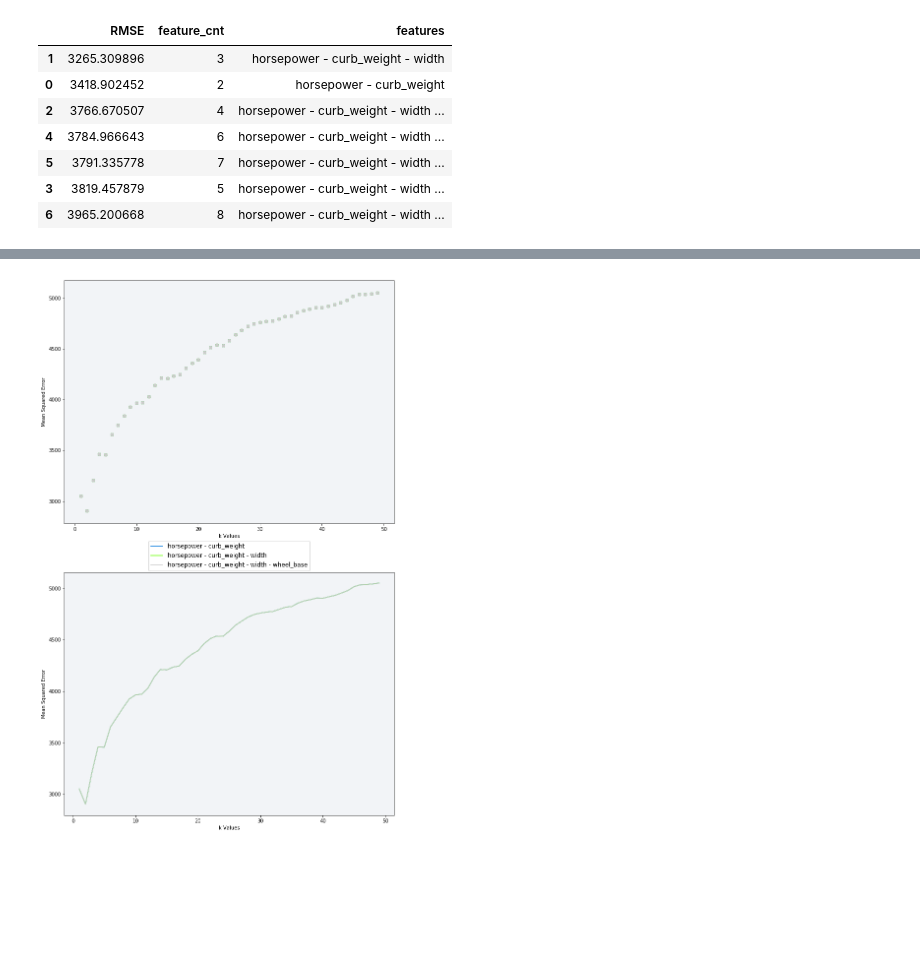
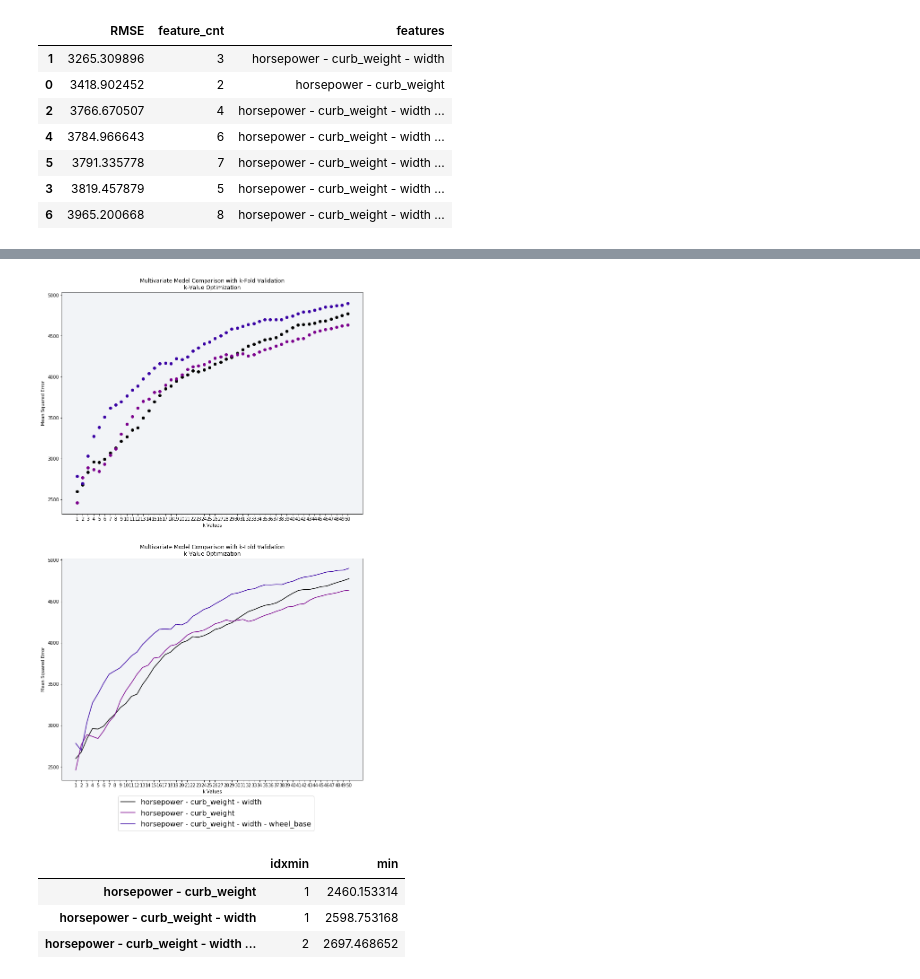
Before and after one commit to kitestring/DataQuest, a Jupyter notebook: 06_MachineLearning/01_ML_Fundamentals/06_GuidedProject_PredictingCarPrices/PredictingCarPrices.ipynb, the cells around one changed output, grey strips where cells are left out. Drawn from its saved outputs; the diff is of its cells as text; code cells hidden in the pictures; blank space fills up the shorter version.

```diff
--- a/06_MachineLearning/01_ML_Fundamentals/06_GuidedProject_PredictingCarPrices/PredictingCarPrices.ipynb
+++ b/06_MachineLearning/01_ML_Fundamentals/06_GuidedProject_PredictingCarPrices/PredictingCarPrices.ipynb
@@ -659,7 +631,7 @@ plt.show()
 # %%
 # Rank the training features by mininum RMSE
-rmse_by_feature = pd.DataFrame(data=rmse_dict)
-min_rmse_by_feature = rmse_by_feature.min()
+rmse_k_fold_df = pd.DataFrame(data=rmse_k_fold)
+min_rmse_by_feature = rmse_k_fold_df.min()
 min_rmse_by_feature.sort_values(inplace=True)
 print('\t-min rmse rankings-')
 min_rmse_by_feature
@@ -712,16 +685,18 @@ min_ranking_eval_set
 # %%
 # Optimize the hyperparameter (k) for the top 3 models
 
-rmse_dict = {}
+rmse_dict_top_models = {}
+k_values = [k for k in range(1,51)]
 
 for n in range(3):
     feature_cnt = min_ranking_eval_set.iloc[n]['feature_cnt']
-    features = rmse_min_by_feature.index[:feature_cnt].tolist()
+    model = training_features[:feature_cnt]
+
     # instantiate rmse list
     rmse = []
 
-    for k_value in range(1,50):
-        rmse.append(knn_kfold_validation(df=numeric_cars_normalized, train_columns=training_features,
+    for k_value in k_values:
+        rmse.append(knn_kfold_validation(df=numeric_cars_normalized, train_columns=model,
                     predict_column=predictive_feature, folds=10, k_value=k_value))
 
-    rmse_dict[min_ranking_eval_set.iloc[n]['features']] = rmse
+    rmse_dict_top_models[' - '.join(model)] =rmse
@@ -739,31 +703,22 @@ rmse_by_feature.head(5)
-# %%
-# Plot the k values versus RMSE to visualize which model works best
-# and at what k value
-
-model_features = rmse_by_feature.columns.tolist()
-model_features.remove('k_value')
-
-matplotlib.rc('legend', fontsize=12)
-fig = plt.figure(figsize=(12,20))
-ax1 = fig.add_subplot(2,1,1)
-ax2 = fig.add_subplot(2,1,2)
-
-ax1.set_prop_cycle('color',plt.cm.spectral(np.linspace(0.25,1.0,3)))
-ax2.set_prop_cycle('color',plt.cm.spectral(np.linspace(0.25,1.0,3)))
-
-for i, features in enumerate(model_features):
-    ax1.scatter(x=rmse_by_feature['k_value'], y=rmse_by_feature[features], label=features)
-    ax2.plot(rmse_by_feature['k_value'], rmse_by_feature[features], label=features)
-
-ax1.set_xlabel('k Values')
-ax1.set_ylabel('Mean Squared Error')
-ax1.set_facecolor("#f2f4f7")
-
-ax2.legend(loc='upper center', bbox_to_anchor=(0.5, 1.14))
-ax2.set_xlabel('k Values')
-ax2.set_ylabel('Mean Squared Error')
-ax2.set_facecolor("#f2f4f7")
-
-plt.show()
-# %% [output]
-[figure, removed]
+# %%
+# Plot the k values versus RMSE to visualize which model works best
+# and at what k value
+
+plot_RMSE_k_value_eval(training_features=rmse_dict_top_models.keys(), k_values=k_values,
+            rmse_dict=rmse_dict_top_models, title='Multivariate Model Comparison with k-Fold Validation\nk-Value Optimization',
+            legend_h_offset = 0.85, legend_v_offset=-0.15)
+# %% [output]
+[figure, added]
+# %%
+# Display the optimal k value for each model and the RMSE value
+
+rmse_df = pd.DataFrame(data=rmse_dict_top_models)
+rmse_df['k_value'] = k_values
+rmse_df.set_index('k_value', inplace=True)
+optimal_ks = pd.DataFrame({'min': rmse_df.min(), 'idxmin': rmse_df.idxmin()})
+optimal_ks
+# %% [output]
+|  | idxmin | min |
+| horsepower - curb_weight | 1 | 2460.153314 |
+| horsepower - curb_weight - width | 1 | 2598.753168 |
+| horsepower - curb_weight - width ... | 2 | 2697.468652 |
```
Also changed, not shown: parts of 40 cells of this notebook, 9 other files.
